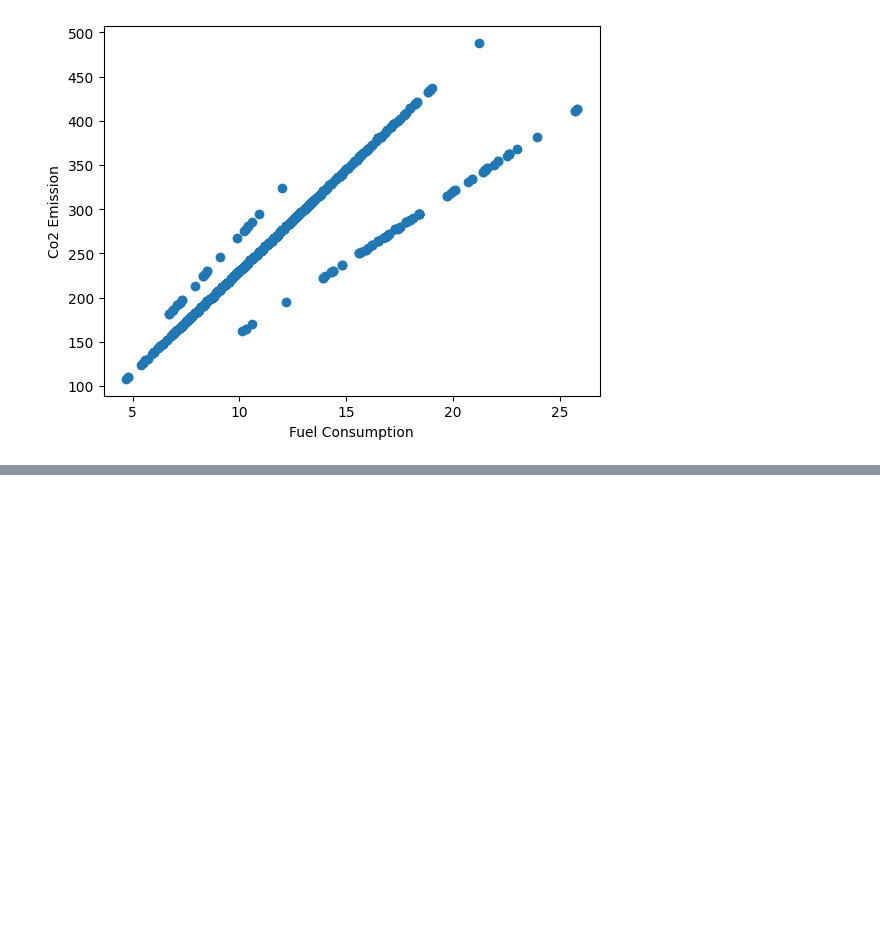
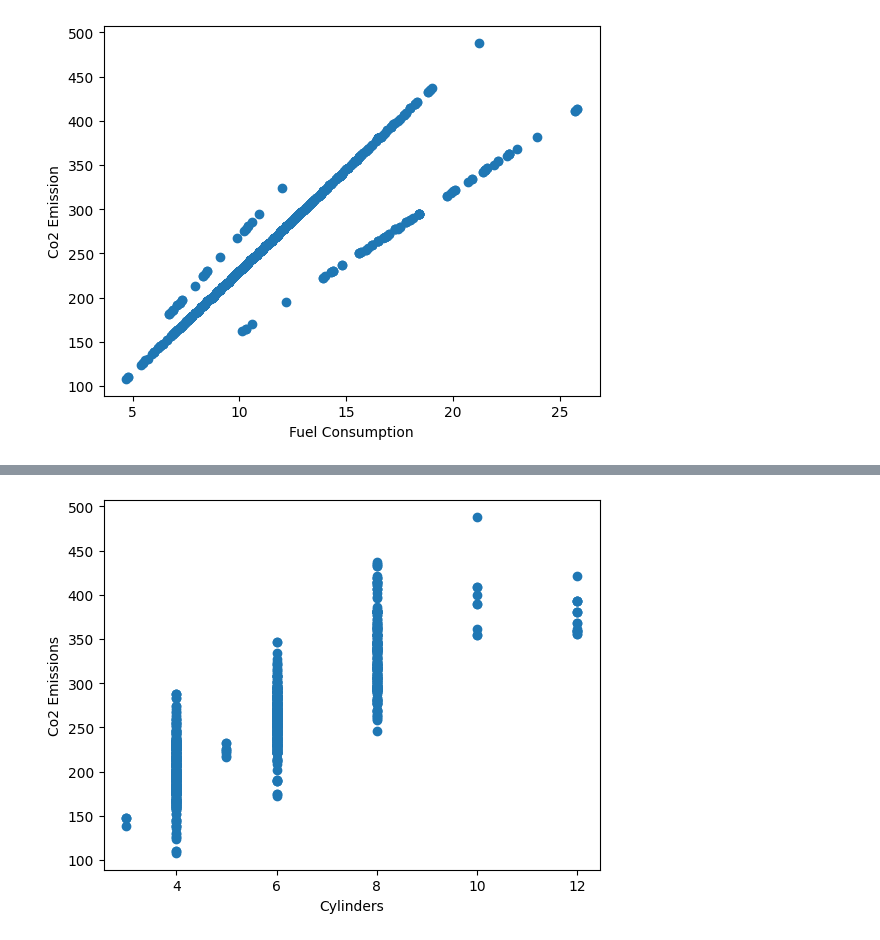
Before and after one commit to iamaryav/ai-notebooks, a Jupyter notebook: linear_reg_predict_co2_emission_fuel_consumption.ipynb, the cells around one changed output, grey strips where cells are left out. Drawn from its saved outputs; the diff is of its cells as text; code cells hidden in the pictures; blank space fills up the shorter version.

```diff
--- a/linear_reg_predict_co2_emission_fuel_consumption.ipynb
+++ b/linear_reg_predict_co2_emission_fuel_consumption.ipynb
@@ -60,0 +70,7 @@ plt.show()
+# %%
+plt.scatter(cdf.CYLINDERS, cdf.CO2EMISSIONS)
+plt.xlabel("Cylinders")
+plt.ylabel("Co2 Emissions")
+plt.show()
+# %% [output]
+[figure, added]
```
Also changed, not shown: parts of 5 cells of this notebook.
